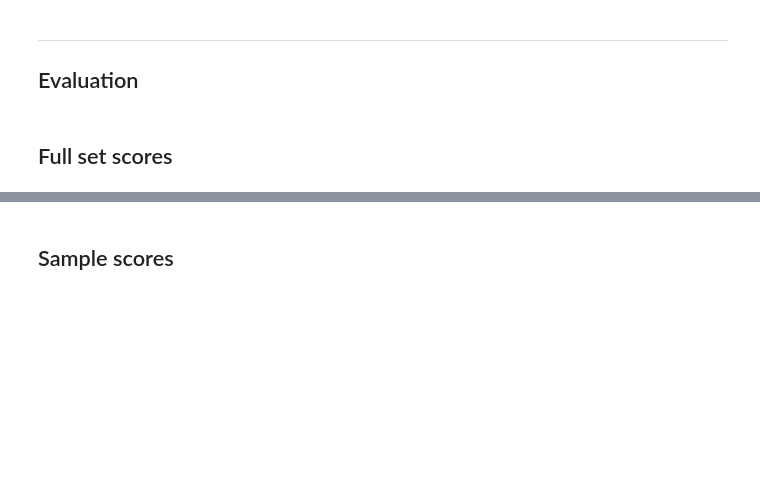
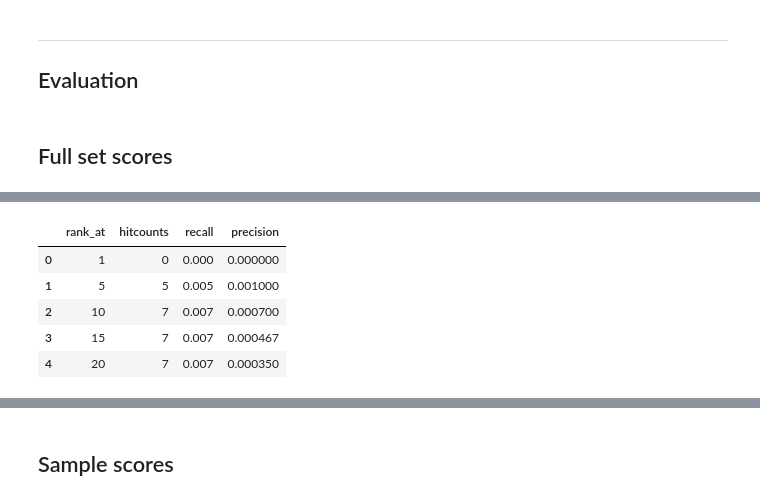
Before and after one commit to ROpdam/recommender_comparison, a Jupyter notebook: NCF.ipynb, the cells around one changed output, grey strips where cells are left out. Saved outputs shown, nothing was run; the diff lists cells and outputs as text; code cells hidden in the pictures; blank space fills up the shorter version.

```diff
--- a/NCF.ipynb
+++ b/NCF.ipynb
@@ -142,0 +362,3 @@ NCF.use_pretrain_model(GMF_weights_path='../NeuMF_storage/GMF_weights_try/GMF_we
+# %%
+if __name__ == '__main__':
+    train_model('NeuMF', train_set, store_path=f'../weights/NeuMF_weights_{run_num}/NeuMF_weights')
@@ -144,6 +399,7 @@ NCF.use_pretrain_model(GMF_weights_path='../NeuMF_storage/GMF_weights_try/GMF_we
 ---
 ## Evaluation
 # %%
+steps = 5
 rank_at = 20
 sample_len = 100
 # %% [markdown]
@@ -150,0 +436,4 @@ sample_len = 100
+# %%
+NCF.NeuMF.load_weights('../weights/NeuMF_weights_ml_1m/NeuMF_weights').expect_partial()
+NCF.GMF.load_weights('../weights/GMF_weights_ml_1m/GMF_weights').expect_partial()
+NCF.MLP.load_weights('../weights/MLP_weights_ml_1m/MLP_weights').expect_partial()
@@ -150,0 +446,3 @@ sample_len = 100
+# %%
+%%time
+ranked_df_full = NCF.get_predictions('GMF', train_set, test_set)
@@ -150,0 +453,10 @@ sample_len = 100
+# %%
+from Evaluation import get_metrics
+get_metrics(ranked_df_full, steps, rank_at, stats=False)
+# %% [output]
+|  | rank_at | hitcounts | recall | precision |
+| 0 | 1 | 0 | 0.000 | 0.000000 |
+| 1 | 5 | 5 | 0.005 | 0.001000 |
+| 2 | 10 | 7 | 0.007 | 0.000700 |
+| 3 | 15 | 7 | 0.007 | 0.000467 |
+| 4 | 20 | 7 | 0.007 | 0.000350 |
```
Also changed, not shown: parts of 48 cells of this notebook, 1 other file.
